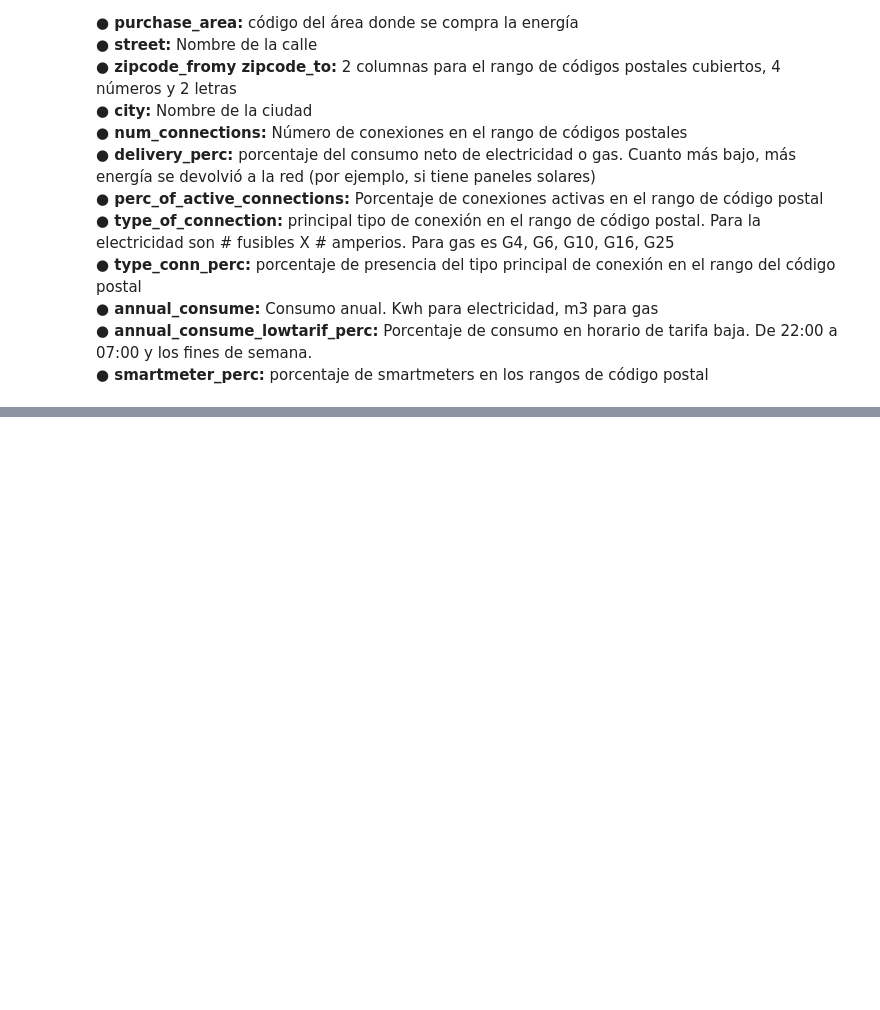
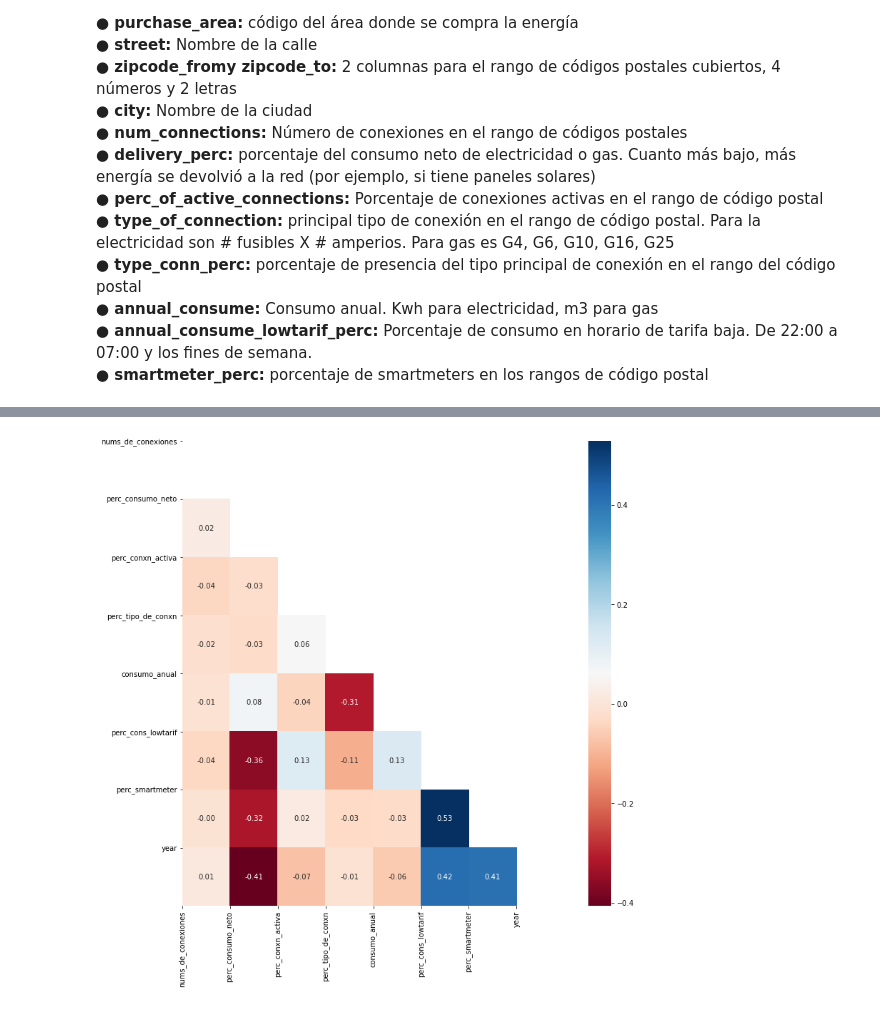
Before and after one commit to EmmaCarlos/tp3, a Jupyter notebook: TP3_DATOS_X_ano.ipynb, the cells around one changed output, grey strips where cells are left out. Drawn from its saved outputs; the diff is of its cells as text; code cells hidden in the pictures; blank space fills up the shorter version.

```diff
--- a/TP3_DATOS_X_ano.ipynb
+++ b/TP3_DATOS_X_ano.ipynb
@@ -103,0 +190,2 @@ data_describe.loc[data_describe.index.isin(['country_name', 'state_name', 'place
+# %%
+new_df.drop(['index',], axis=1, inplace=True)
@@ -103,0 +201,6 @@ data_describe.loc[data_describe.index.isin(['country_name', 'state_name', 'place
+# %%
+new_df_2=new_df
+new_df_2['perc_tipo_de_conxn'] = new_df['perc_tipo_de_conxn'].str.replace(',','.')
+# %%
+#sacar los nan de  la columna type_conn_perc
+data_sin_nan = new_df_2[new_df_2['perc_tipo_de_conxn'].notna()]
@@ -103,0 +236,3 @@ data_describe.loc[data_describe.index.isin(['country_name', 'state_name', 'place
+# %%
+columnas=['year', 'perc_tipo_de_conxn']
+data_sin_nan[columnas] = data_sin_nan[columnas].astype(np.float)
@@ -103,0 +259,19 @@ data_describe.loc[data_describe.index.isin(['country_name', 'state_name', 'place
+# %%
+#calculamos el coeficiente de correlacion
+correlacion=  data_sin_nan.corr(method='pearson')
+
+#Sacamos la mitad que se repite
+mask=np.zeros_like(correlacion, dtype=np.bool)
+mask[np.triu_indices_from(mask)]=True
+
+f, ax= plt.subplots(figsize=(12,12))
+#Generamos el heatmap
+sns.heatmap(correlacion,annot=True, fmt='.2f', mask=mask,cmap='RdBu')
+#x
+plt.xticks(range(len(correlacion.columns)),correlacion.columns)
+#y
+plt.yticks(range(len(correlacion.columns)), correlacion.columns)
+#plot
+plt.show()
+# %% [output]
+[figure, added]
```
Also changed, not shown: parts of 43 cells of this notebook, 18 other files.
